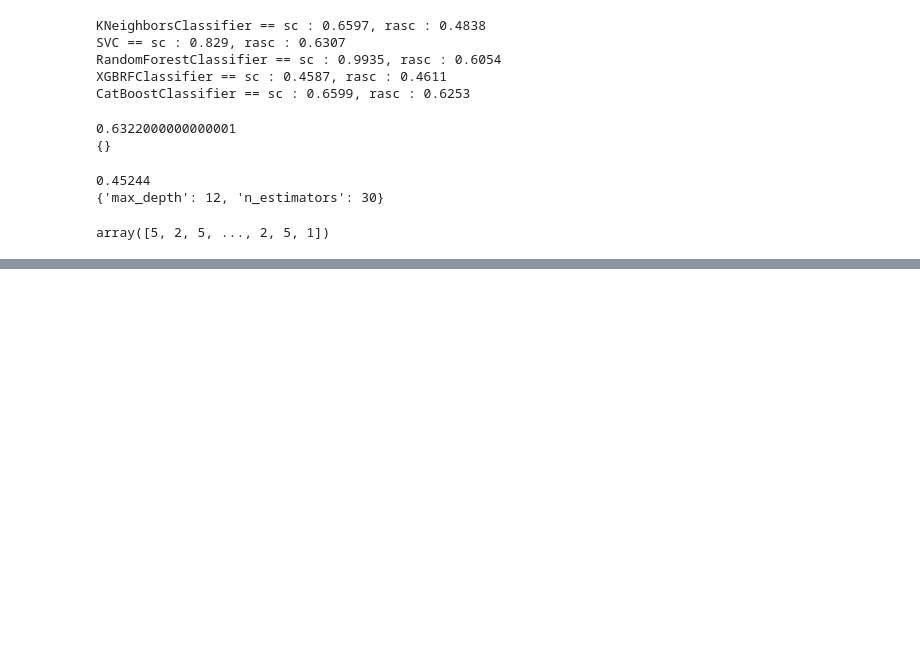
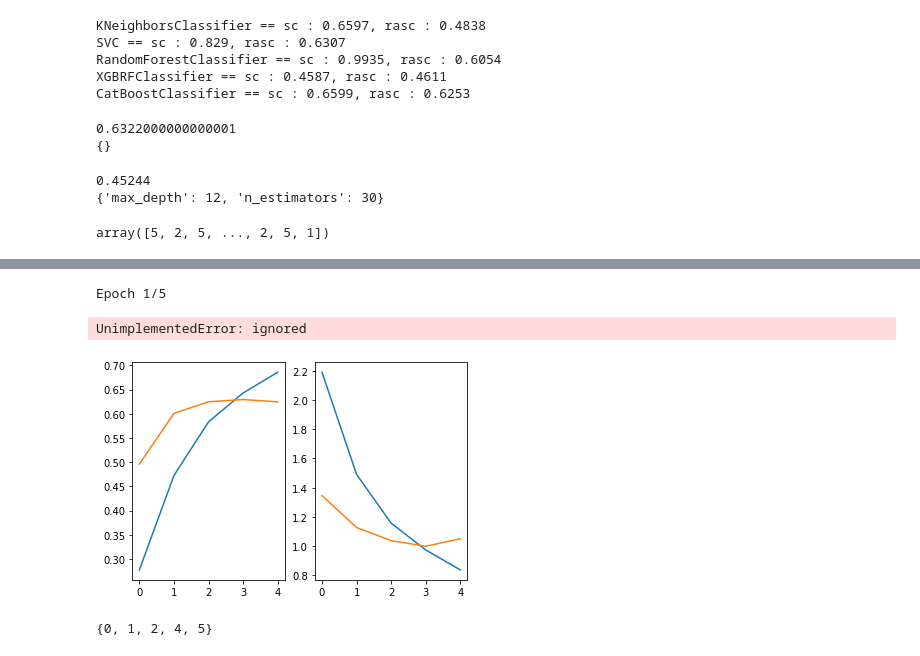
Before and after one commit to chi-hun/dacon, a Jupyter notebook: 쇼핑몰_리뷰_평점_분류_경진대회.ipynb, the cells around one changed output, grey strips where cells are left out. Cells and saved outputs as stored; diff of their text form; code cells hidden in the pictures; blank space fills up the shorter version.

```diff
--- a/쇼핑몰_리뷰_평점_분류_경진대회.ipynb
+++ b/쇼핑몰_리뷰_평점_분류_경진대회.ipynb
@@ -413,0 +575,20 @@ sub.to_csv('submission.csv', index=False)
+# %%
+def model_make3():
+    inputs = layers.Input(shape=(25))
+    x = layers.Embedding(input_dim=word_size, output_dim=128, input_length=max_padding)(inputs)
+    x = layers.Bidirectional(layers.LSTM(128,return_sequences=True))(x)
+    x = layers.BatchNormalization()(x)
+    x = layers.GlobalMaxPool1D()(x)
+    x = layers.Dense(128, activation='relu')(x)
+    x = layers.BatchNormalization()(x)
+    x = layers.Dropout(0.2)(x)
+    x = layers.Dense(64, activation='relu')(x)
+    x = layers.BatchNormalization()(x)
+    x = layers.Dropout(0.5)(x)
+    outputs = layers.Dense(6, activation='softmax')(x)
+
+    model = tf.keras.Model(inputs=inputs, outputs=outputs)
+    return model
+# %%
+model = model_make3()
+model.summary()
@@ -413,0 +613,17 @@ sub.to_csv('submission.csv', index=False)
+# %%
+model.compile(optimizer=tf.keras.optimizers.Adam(lr=0.0001), loss=tf.keras.losses.SparseCategoricalCrossentropy(), metrics=['accuracy'])
+# %%
+his = model.fit(x_train3, y_train3, epochs=5, validation_split=0.2)
+# %% [output]
+Epoch 1/5
+UnimplementedError: ignored
+# %%
+plt.subplot(1,2,1)
+plt.plot(his.history['accuracy'])
+plt.plot(his.history['val_accuracy'])
+plt.subplot(1,2,2)
+plt.plot(his.history['loss'])
+plt.plot(his.history['val_loss'])
+plt.show()
+# %% [output]
+[figure, added]
@@ -413,0 +632,5 @@ sub.to_csv('submission.csv', index=False)
+# %%
+pree = np.argmax(pre, axis=1)
+set(pree)
+# %% [output]
+{0, 1, 2, 4, 5}
```
Also changed, not shown: parts of 65 cells of this notebook.
